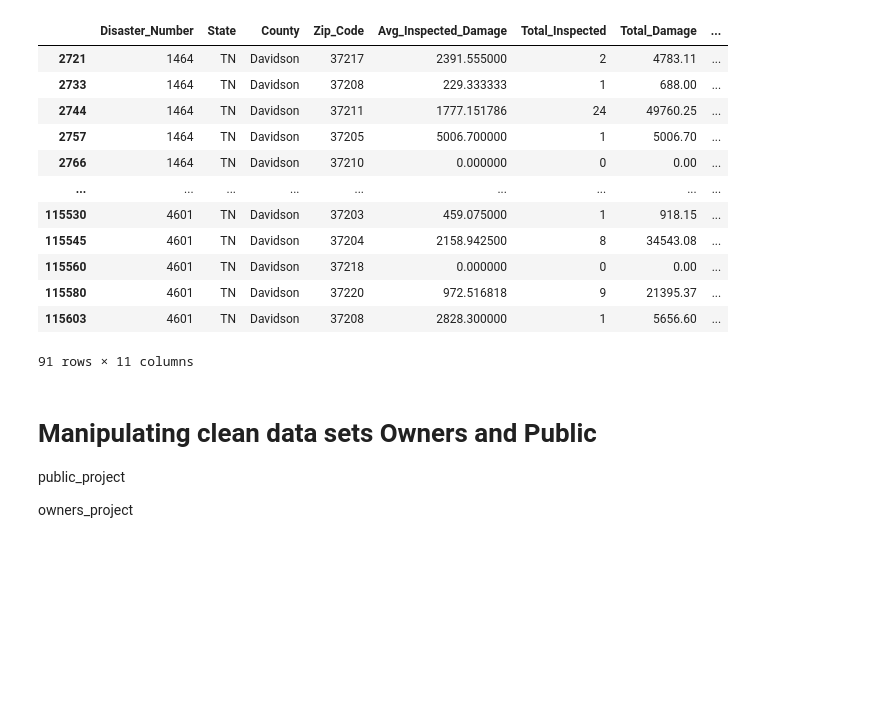
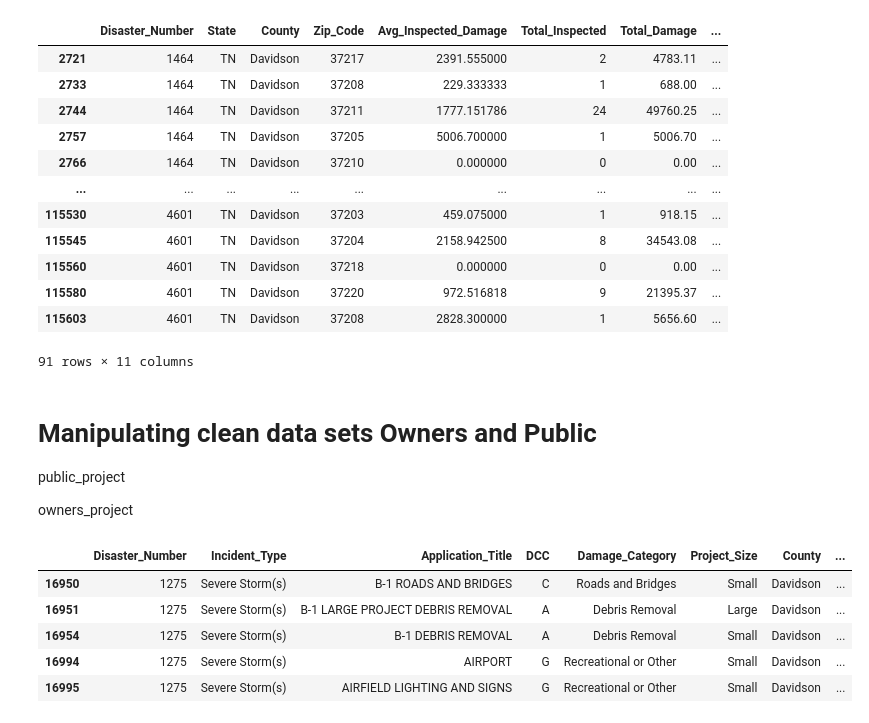
Before and after one commit to mjlintemu/Nashville_Community_Resources, a Jupyter notebook: data/matthew_capstone.ipynb, the cells around one changed output. Saved outputs shown, nothing was run; the diff lists cells and outputs as text; code cells hidden in the pictures; blank space fills up the shorter version.

```diff
--- a/data/matthew_capstone.ipynb
+++ b/data/matthew_capstone.ipynb
@@ -310,3 +310,12 @@ owners_project
 public_project
 
 owners_project
+# %%
+public_project.head()
+# %% [output]
+|  | Disaster_Number | Incident_Type | Application_Title | DCC | Damage_Category | Project_Size | County | ... |
+| 16950 | 1275 | Severe Storm(s) | B-1 ROADS AND BRIDGES | C | Roads and Bridges | Small | Davidson | ... |
+| 16951 | 1275 | Severe Storm(s) | B-1 LARGE PROJECT DEBRIS REMOVAL | A | Debris Removal | Large | Davidson | ... |
+| 16954 | 1275 | Severe Storm(s) | B-1 DEBRIS REMOVAL | A | Debris Removal | Small | Davidson | ... |
+| 16994 | 1275 | Severe Storm(s) | AIRPORT | G | Recreational or Other | Small | Davidson | ... |
+| 16995 | 1275 | Severe Storm(s) | AIRFIELD LIGHTING AND SIGNS | G | Recreational or Other | Small | Davidson | ... |
```
Also changed, not shown: parts of 3 cells of this notebook, 3 other files.
